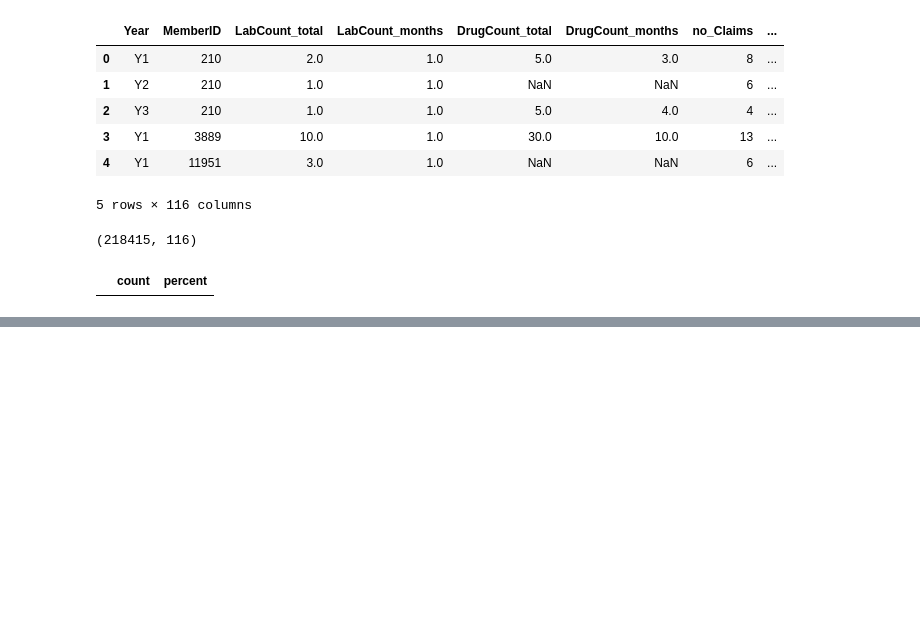
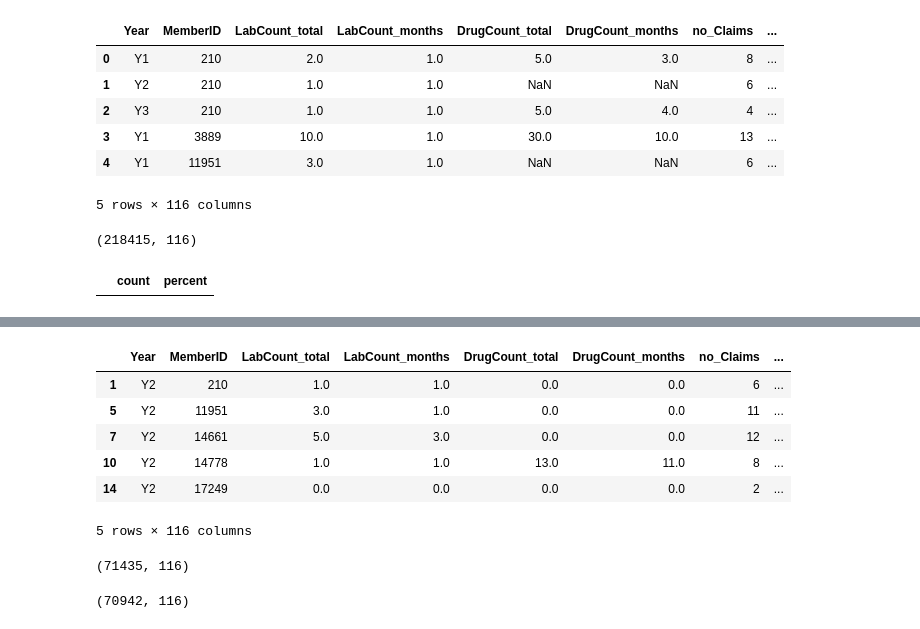
Before and after one commit to truongkhanhduy95/Heritage-Health-Prize, a Jupyter notebook: 1.data-preparation/merger.ipynb, the cells around one changed output, grey strips where cells are left out. Cells and saved outputs as stored; diff of their text form; code cells hidden in the pictures; blank space fills up the shorter version.

```diff
--- a/1.data-preparation/merger.ipynb
+++ b/1.data-preparation/merger.ipynb
@@ -137,0 +169,15 @@ df_new_data.to_csv('new-data/new_data.csv',index=False)
+# %%
+df_data_Y2 = df_new_data[df_new_data['Year']=='Y2']
+df_data_Y2.head()
+# %% [output]
+|  | Year | MemberID | LabCount_total | LabCount_months | DrugCount_total | DrugCount_months | no_Claims | ... |
+| 1 | Y2 | 210 | 1.0 | 1.0 | 0.0 | 0.0 | 6 | ... |
+| 5 | Y2 | 11951 | 3.0 | 1.0 | 0.0 | 0.0 | 11 | ... |
+| 7 | Y2 | 14661 | 5.0 | 3.0 | 0.0 | 0.0 | 12 | ... |
+| 10 | Y2 | 14778 | 1.0 | 1.0 | 13.0 | 11.0 | 8 | ... |
+| 14 | Y2 | 17249 | 0.0 | 0.0 | 0.0 | 0.0 | 2 | ... |
+5 rows × 116 columns
+# %%
+df_data_Y2.shape
+# %% [output]
+(71435, 116)
@@ -137,0 +186,5 @@ df_new_data.to_csv('new-data/new_data.csv',index=False)
+# %%
+df_data_Y3 = df_new_data[df_new_data['Year']=='Y3']
+df_data_Y3.shape
+# %% [output]
+(70942, 116)
```
Also changed, not shown: parts of 7 cells of this notebook, 3 other files.
